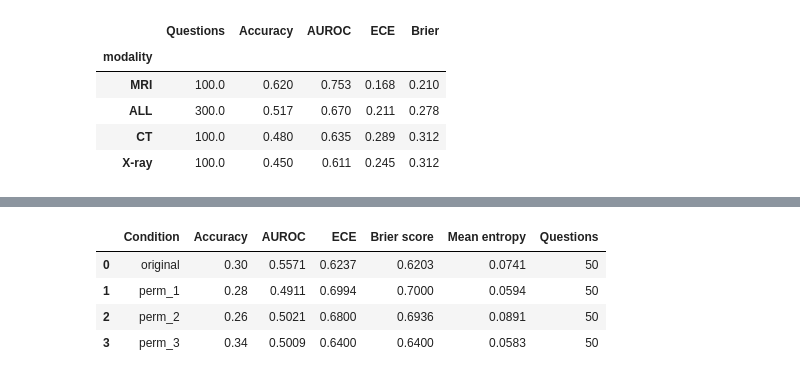
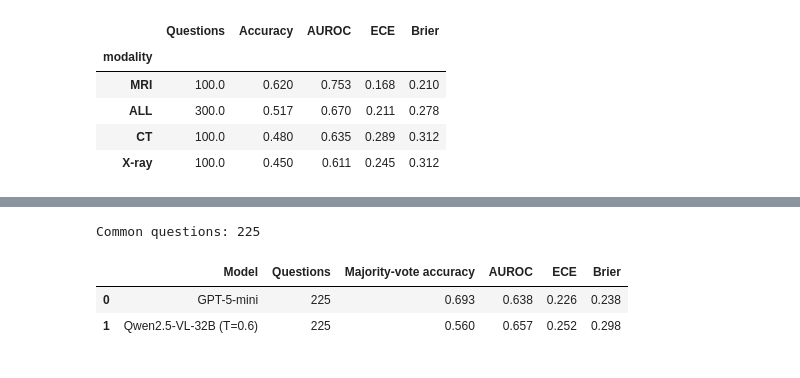
Before and after one commit to JoelvdR/medicalAI, a Jupyter notebook: Group15_[MAM11A_2026]_V&L_Practicum_Uncertainty_Final.ipynb, the cells around one changed output, grey strips where cells are left out. Saved outputs shown, nothing was run; the diff lists cells and outputs as text; code cells hidden in the pictures.

```diff
--- a/Group15_[MAM11A_2026]_V&L_Practicum_Uncertainty_Final.ipynb
+++ b/Group15_[MAM11A_2026]_V&L_Practicum_Uncertainty_Final.ipynb
@@ -2477,29 +1520,27 @@ Generated answer:
-# %%
-import numpy as np
-import pandas as pd
-
-results = []
-
-for condition, df in condition_data.items():
-    entropy, correct, num_options = compute_semantic_entropy_uncertainty(df)
-
-    auroc, ece, brier = evaluate(entropy, correct)
-
-    results.append({
-        "Condition": condition,
-        "Accuracy": np.mean(correct),
-        "AUROC": auroc,
-        "ECE": ece,
-        "Brier score": brier,
-        "Mean entropy": np.mean(entropy),
-        "Questions": len(correct)
-    })
-
-results_df = pd.DataFrame(results)
-display(results_df.round(4))
-# %% [output]
-|  | Condition | Accuracy | AUROC | ECE | Brier score | Mean entropy | Questions |
-| 0 | original | 0.30 | 0.5571 | 0.6237 | 0.6203 | 0.0741 | 50 |
-| 1 | perm_1 | 0.28 | 0.4911 | 0.6994 | 0.7000 | 0.0594 | 50 |
-| 2 | perm_2 | 0.26 | 0.5021 | 0.6800 | 0.6936 | 0.0891 | 50 |
-| 3 | perm_3 | 0.34 | 0.5009 | 0.6400 | 0.6400 | 0.0583 | 50 |
+# %%
+#Q13
+files = {
+    "GPT-5-mini": "./data/model_responses/outputs_gpt5-mini_no-logprobs.tsv",
+    "Qwen2.5-VL-32B (T=0.6)": "./data/model_responses/outputs_Qwen2.5-VL-32B-Instruct-temp_0.6.tsv",
+}
+dfs = {name: load_and_process_data(path) for name, path in files.items()}
+
+# Checking that both models were evaluated on the same questions (with the same number of samples)
+gpt, qwen = dfs["GPT-5-mini"], dfs["Qwen2.5-VL-32B (T=0.6)"]
+common = set(gpt["index"]) & set(qwen["index"])
+print("Common questions:", len(common))
+
+rows = []
+for name, d in dfs.items():
+    d = d[d["index"].isin(common)]
+    unc, correct, _ = compute_semantic_entropy_uncertainty(d)
+    auroc, ece, brier = compute_calibration_metrics(unc, correct)
+    rows.append({"Model": name, "Questions": len(correct), "Majority-vote accuracy": correct.mean(),
+                 "AUROC": auroc, "ECE": ece, "Brier": brier})
+
+display(pd.DataFrame(rows).round(3))
+# %% [output]
+Common questions: 225
+|  | Model | Questions | Majority-vote accuracy | AUROC | ECE | Brier |
+| 0 | GPT-5-mini | 225 | 0.693 | 0.638 | 0.226 | 0.238 |
+| 1 | Qwen2.5-VL-32B (T=0.6) | 225 | 0.560 | 0.657 | 0.252 | 0.298 |
```
Also changed, not shown: parts of 20 cells of this notebook.
